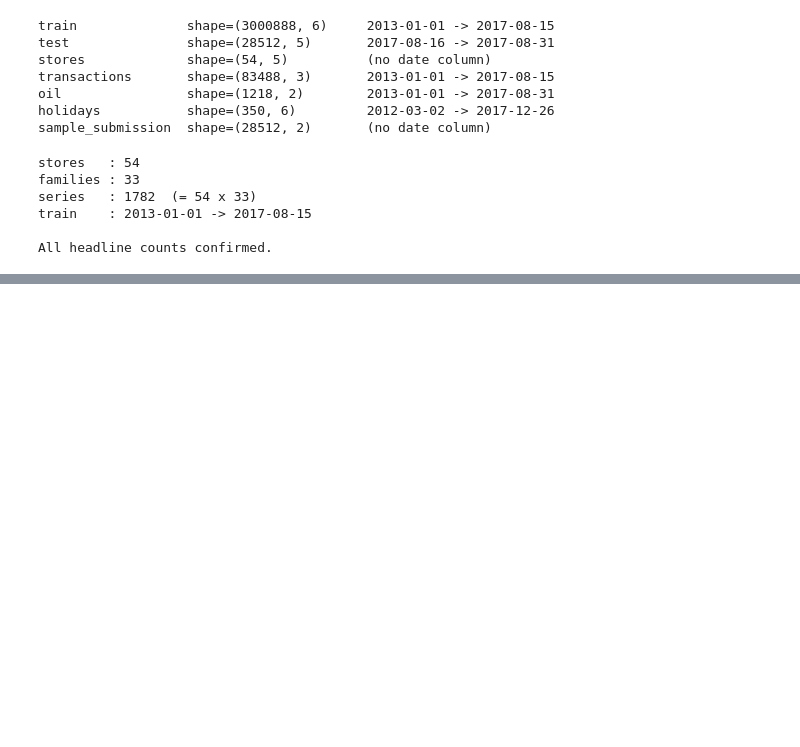
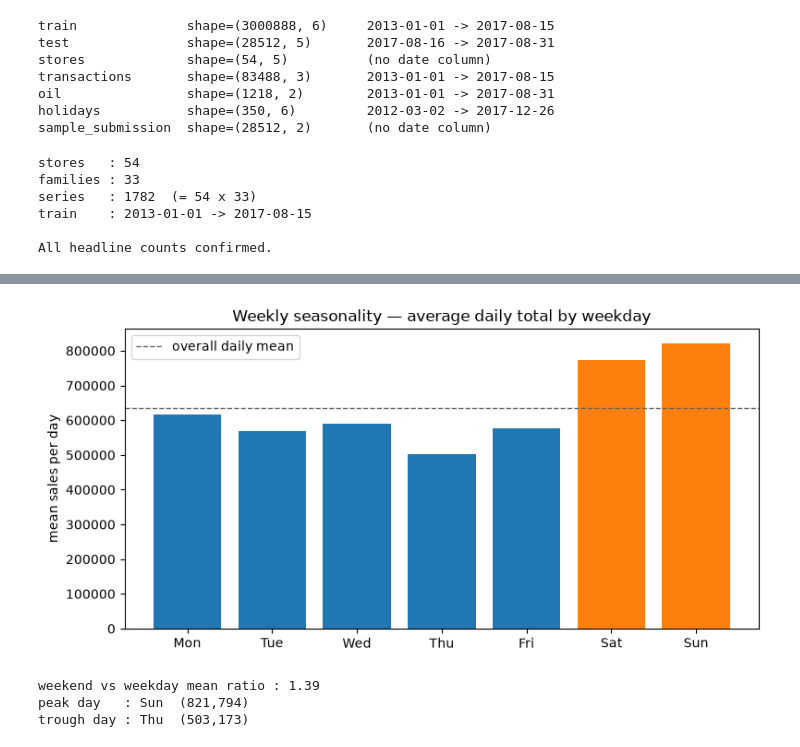
Before and after one commit to AIVIETNAM-AIO-DUC/AIO26-Module1-Team_Level_Up-Store-Sales-Forecasting, a Jupyter notebook: notebooks/01_eda.ipynb, the cells around one changed output, grey strips where cells are left out. Drawn from its saved outputs; the diff is of its cells as text; code cells hidden in the pictures; blank space fills up the shorter version.

```diff
--- a/notebooks/01_eda.ipynb
+++ b/notebooks/01_eda.ipynb
@@ -102,0 +287,27 @@ All headline counts confirmed.
+# %%
+# Weekly seasonality: average daily total for each day of the week.
+# daily_total (from Section 3) is a Series indexed by date; .index.dayofweek returns
+# Monday=0 ... Sunday=6, so grouping by it averages every Monday together, every
+# Tuesday together, and so on.
+dow_names = ["Mon", "Tue", "Wed", "Thu", "Fri", "Sat", "Sun"]
+weekly = daily_total.groupby(daily_total.index.dayofweek).mean()
+
+fig, ax = plt.subplots(figsize=(8, 4))
+bar_colors = ["C0"] * 5 + ["C1"] * 2          # weekdays blue, weekend orange
+ax.bar(dow_names, weekly.values, color=bar_colors)
+ax.axhline(daily_total.mean(), color="0.4", ls="--", lw=1, label="overall daily mean")
+ax.set_title("Weekly seasonality — average daily total by weekday")
+ax.set_ylabel("mean sales per day")
+ax.legend()
+fig.tight_layout()
+plt.show()
+
+ratio = weekly[[5, 6]].mean() / weekly[[0, 1, 2, 3, 4]].mean()
+print(f"weekend vs weekday mean ratio : {ratio:.2f}")
+print(f"peak day   : {dow_names[weekly.idxmax()]}  ({weekly.max():,.0f})")
+print(f"trough day : {dow_names[weekly.idxmin()]}  ({weekly.min():,.0f})")
+# %% [output]
+[figure, added]
+weekend vs weekday mean ratio : 1.39
+peak day   : Sun  (821,794)
+trough day : Thu  (503,173)
```
Also changed, not shown: parts of 33 cells of this notebook, 26 other files.
